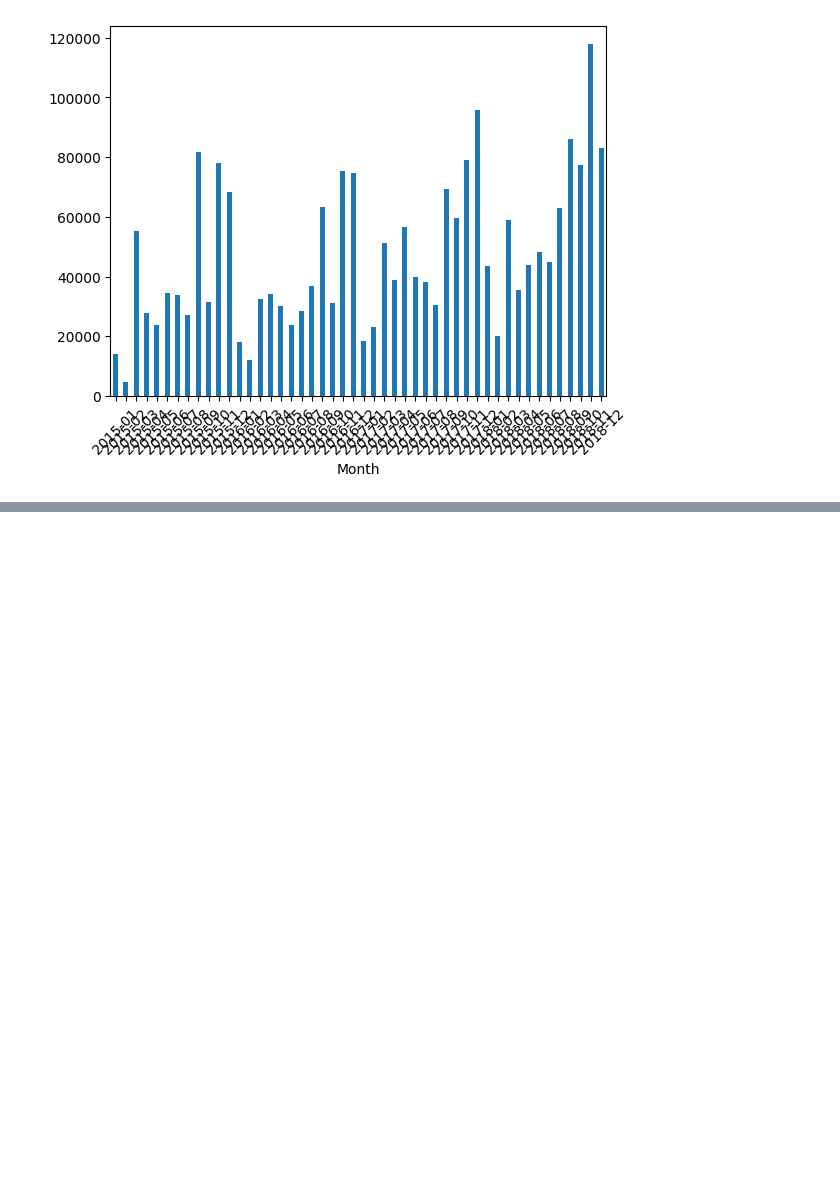
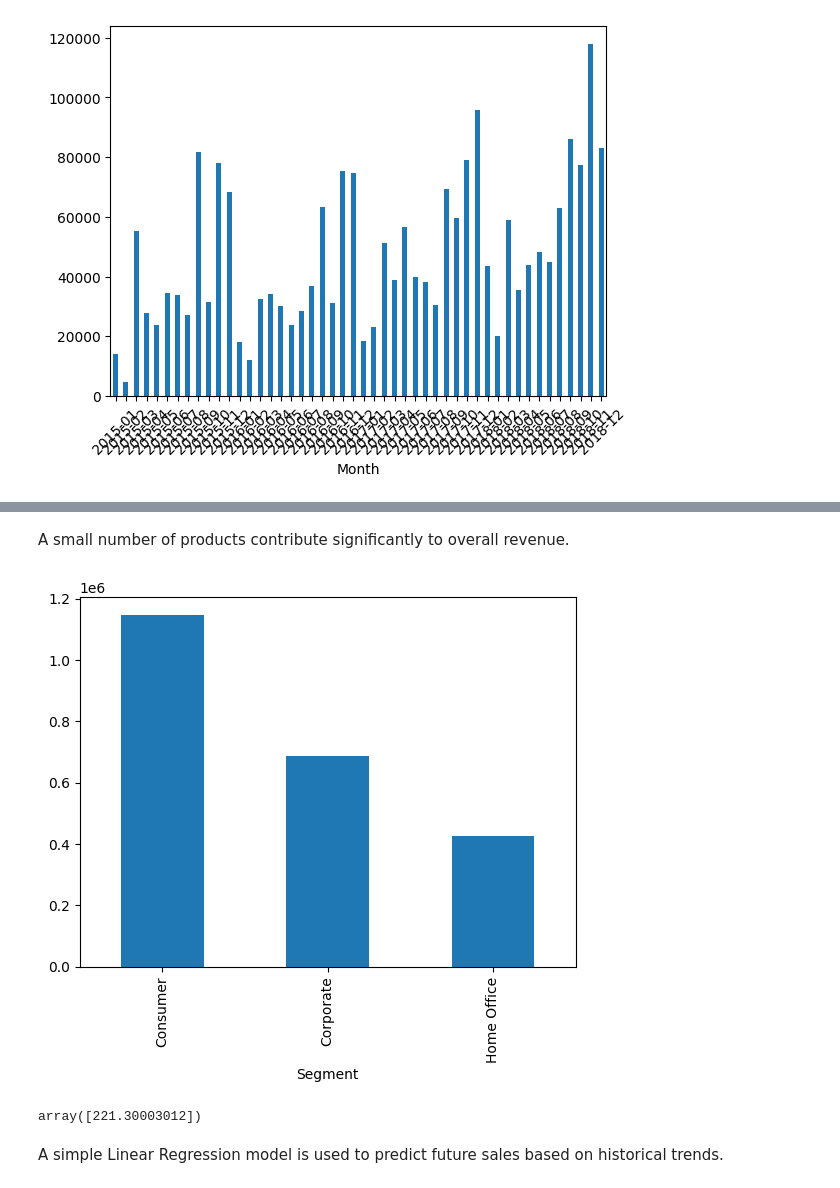
Before and after one commit to Shwetha-Francis/retailsight, a Jupyter notebook: notebook/retailsight_analysis.ipynb, the cells around one changed output, grey strips where cells are left out. Saved outputs shown, nothing was run; the diff lists cells and outputs as text; code cells hidden in the pictures; blank space fills up the shorter version.

```diff
--- a/notebook/retailsight_analysis.ipynb
+++ b/notebook/retailsight_analysis.ipynb
@@ -44,0 +85,25 @@ plt.show()
+# %% [markdown]
+A small number of products contribute significantly to overall revenue.
+# %%
+segment_sales = df.groupby('Segment')['Sales'].sum()
+segment_sales.plot(kind='bar')
+plt.show()
+# %% [output]
+[figure, added]
+# %%
+from sklearn.linear_model import LinearRegression
+
+df['Days'] = (df['Order Date'] - df['Order Date'].min()).dt.days
+
+X = df[['Days']]
+y = df['Sales']
+
+model = LinearRegression()
+model.fit(X, y)
+
+prediction = model.predict([[df['Days'].max() + 7]])
+prediction
+# %% [output]
+array([221.30003012])
+# %% [markdown]
+A simple Linear Regression model is used to predict future sales based on historical trends.
```
Also changed, not shown: parts of 10 cells of this notebook, 2 other files.
